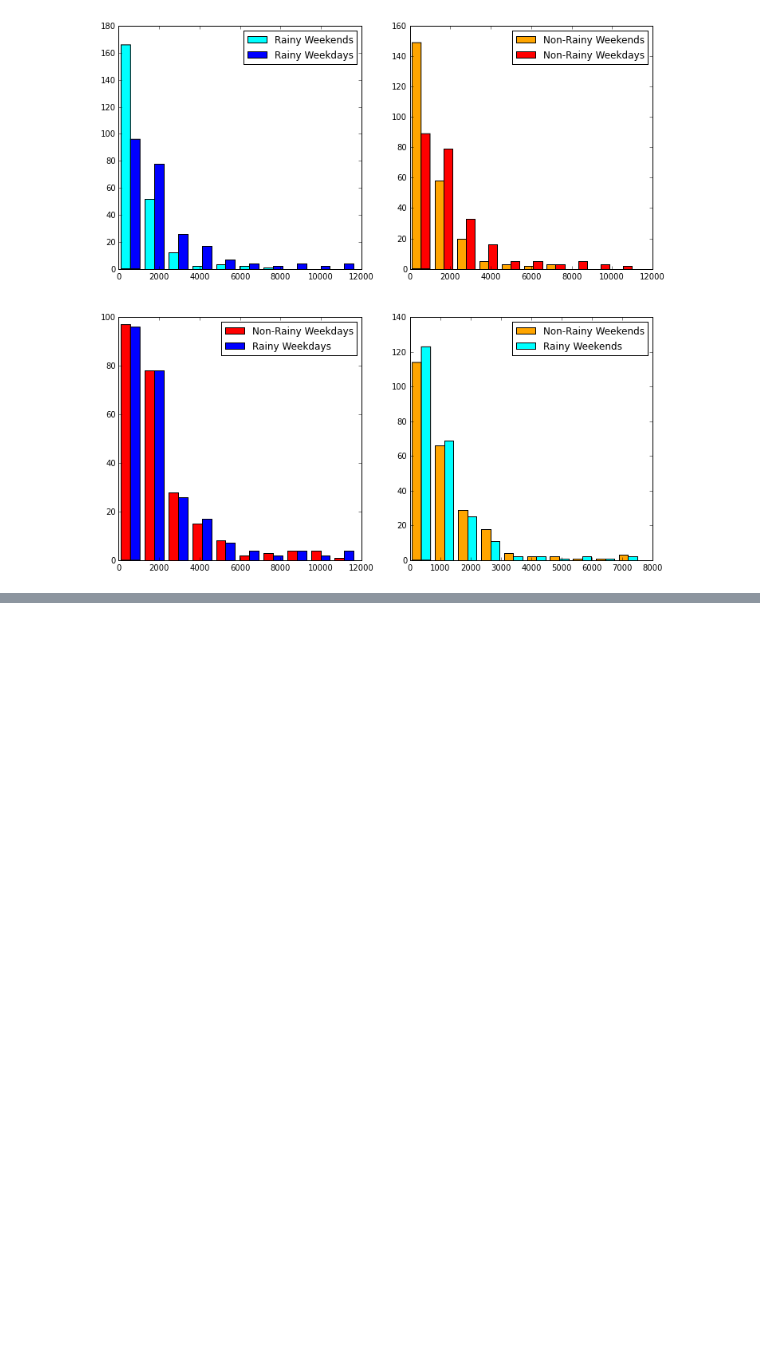
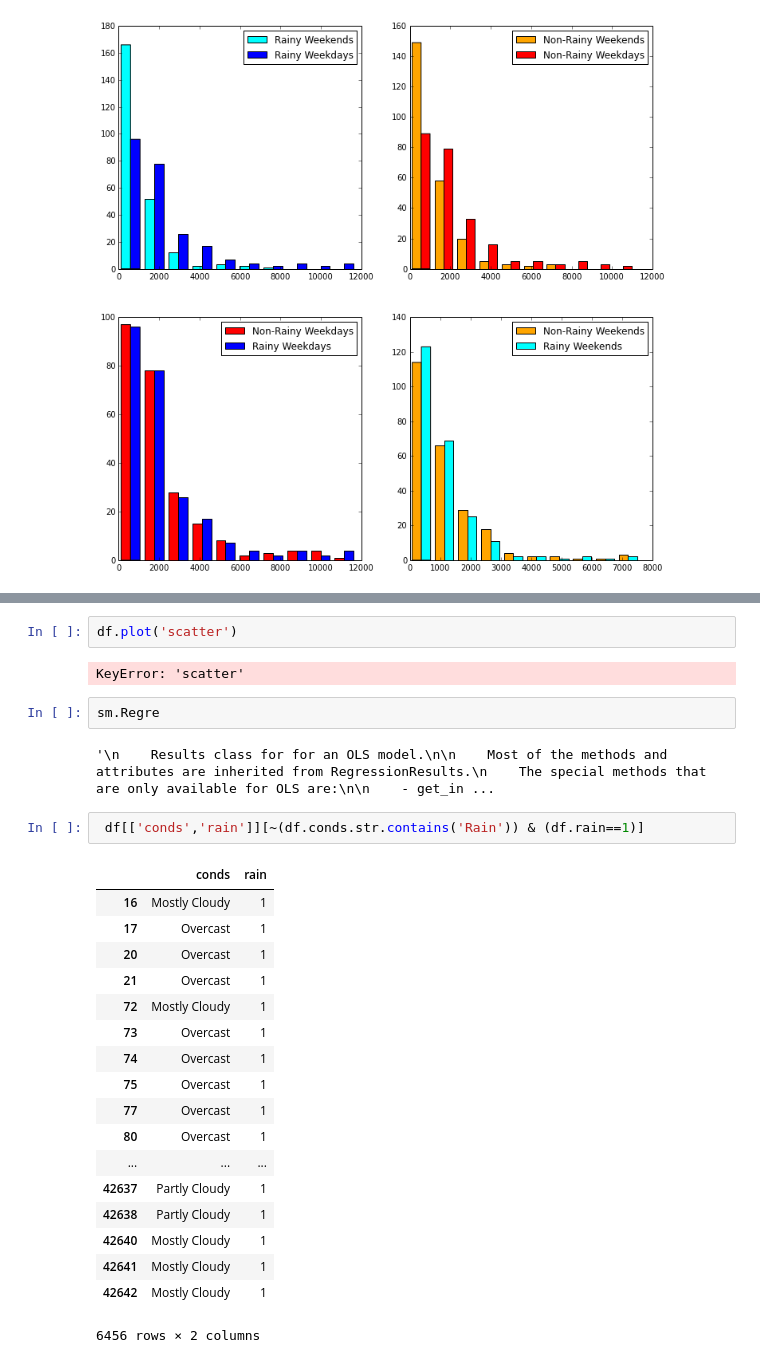
Before and after one commit to ihkihk/datan, a Jupyter notebook: p2_nycsubway/p2_nyc.ipynb, the cells around one changed output, grey strips where cells are left out. Saved outputs shown, nothing was run; the diff lists cells and outputs as text; blank space fills up the shorter version.

```diff
--- a/p2_nycsubway/p2_nyc.ipynb
+++ b/p2_nycsubway/p2_nyc.ipynb
@@ -526,0 +568,29 @@ plt.savefig("images/map_stations_entry.png", dpi=200, bbox_inches='tight')
+# %%
+df.plot('scatter')
+# %% [output]
+KeyError: 'scatter'
+# %%
+sm.Regre
+# %% [output]
+'\n    Results class for for an OLS model.\n\n    Most of the methods and attributes are inherited from RegressionResults.\n    The special methods that are only available for OLS are:\n\n    - get_in ...
+# %%
+ df[['conds','rain']][~(df.conds.str.contains('Rain')) & (df.rain==1)]
+# %% [output]
+|  | conds | rain |
+| 16 | Mostly Cloudy | 1 |
+| 17 | Overcast | 1 |
+| 20 | Overcast | 1 |
+| 21 | Overcast | 1 |
+| 72 | Mostly Cloudy | 1 |
+| 73 | Overcast | 1 |
+| 74 | Overcast | 1 |
+| 75 | Overcast | 1 |
+| 77 | Overcast | 1 |
+| 80 | Overcast | 1 |
+| ... | ... | ... |
+| 42637 | Partly Cloudy | 1 |
+| 42638 | Partly Cloudy | 1 |
+| 42640 | Mostly Cloudy | 1 |
+| 42641 | Mostly Cloudy | 1 |
+| 42642 | Mostly Cloudy | 1 |
+6456 rows × 2 columns
```
Also changed, not shown: parts of 16 cells of this notebook, 1 other file.
